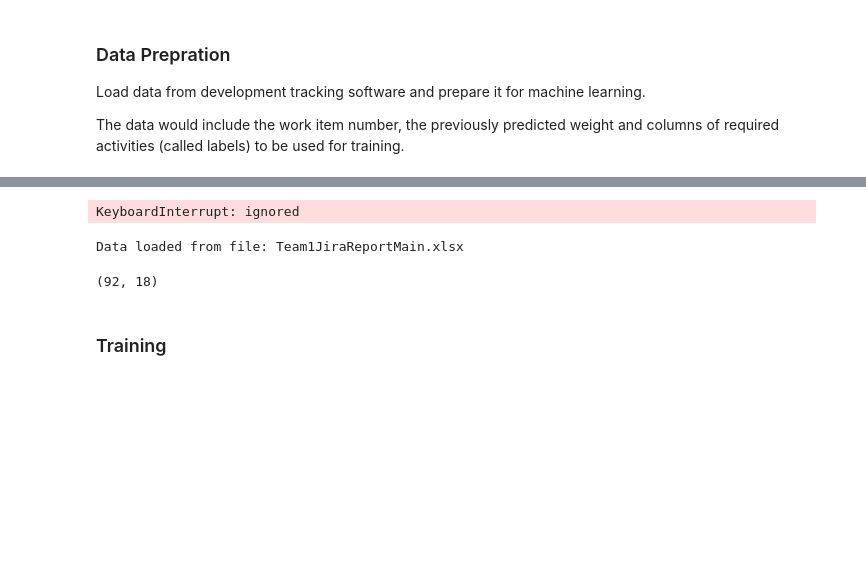
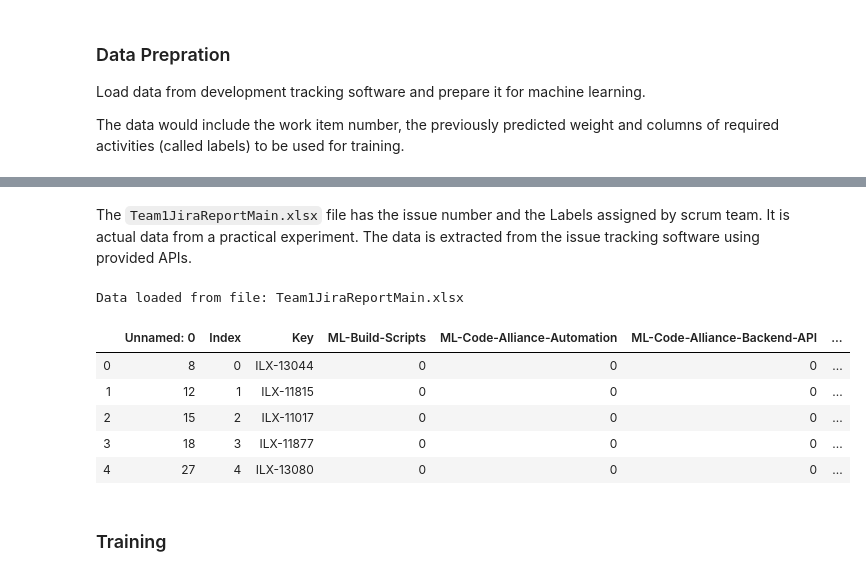
Before and after one commit to babakansari/StoryPointsPrediction, a Jupyter notebook: Public_Ansari_Jaberi_Software_Effort_Estimation.ipynb, the cells around one changed output, grey strips where cells are left out. Cells and saved outputs as stored; diff of their text form; code cells hidden in the pictures; blank space fills up the shorter version.

Commit message:
[US Prediction] Fix up to SVC

```diff
--- a/Public_Ansari_Jaberi_Software_Effort_Estimation.ipynb
+++ b/Public_Ansari_Jaberi_Software_Effort_Estimation.ipynb
@@ -35,6 +37,4 @@ Requirement already satisfied: numpy>=1.11.0 in /usr/local/lib/python3.6/dist-pa
 # %%
-#!pip install jira
-#!pip install sklearn
 
 import getpass
 import pandas as pd
@@ -56,69 +56,23 @@ from itertools import cycle
 file_name = 'Team1JiraReportMain.xlsx'
 sheetname = 'User Story Prediction'
 jiraFileExist = os.path.exists(file_name)
-
-if not jiraFileExist:
-    from jira import JIRA
-    #input( "Username: ")
-    userName = 'user1@company.com'
-    password = getpass.getpass(prompt='Username: '+userName+'\r\nPassword: ')
-
-
-    auth_jira = JIRA(server = 'https://company.atlassian.net', auth=( userName, password ))
-
-    # my top 5 issues due by the end of the week, ordered by priority
-    oh_crap = auth_jira.search_issues('"Tech Team"="Team 1" AND Sprint is not EMPTY AND "Story Points" is not EMPTY and labels is not EMPTY order by priority desc', maxResults=1000)
-# %% [output]
-KeyboardInterrupt: ignored
-# %%
-# Read data source to create data frame of the labels
-# Insert labels into data frame
-if not jiraFileExist:
-    print("Reading from Jira...")
-    pd.options.mode.chained_assignment = None  # default='warn'
-    labels_df = pd.DataFrame(columns=['Labels'])
-    story_df = pd.DataFrame(columns=['Index', 'Key', 'Summary', 'Points', 'Labels'])
-
-    i = 0
-    r = 0
-    for issue in oh_crap:
-        hasMlTag = False
-        for label in issue.fields.labels:
-            if 'ML-' in label:
-                labels_df.loc[i] = [label]
-                hasMlTag = True
-            i = i + 1
-        if hasMlTag:
-            story_df.loc[i] = [r, issue.key, issue.fields.summary, issue.fields.customfield_10049, None]
-            story_df.at[i, 'Labels'] = issue.fields.labels
-            r = r+1
-
-    print("Number of records read: ",r)
-    labels_df = labels_df.drop_duplicates()
-    labels_df = labels_df.set_index('Labels').T
-
-    combine_df = pd.concat([story_df, labels_df], ignore_index=False)
-
-    for index, row in combine_df.iterrows():
-        #print( row['Key'], row['Points'] )
-        for label in row['Labels']:
-            if label in labels_df.columns:
-                combine_df.loc[index, label] = 1
-
-    df = combine_df.drop(columns=['Labels'])
-    df.fillna(0, inplace=True)
-    writer = ExcelWriter(file_name)
-    df.to_excel(writer,sheetname)
-    writer.save()
-else:
-    print("Data loaded from file:",file_name)
-    df = pd.read_excel(file_name, sheetname)
-# %% [output]
-Data loaded from file: Team1JiraReportMain.xlsx
+# %% [markdown]
+The `Team1JiraReportMain.xlsx` file has the issue number and the Labels assigned by scrum team. It is actual data from a practical experiment. The data is extracted from the issue tracking software using provided APIs.
+# %%
+# Read data from existing User Story prediction file
+print("Data loaded from file:",file_name)
+df = pd.read_excel(file_name, sheetname)
+# %% [output]
+Data loaded from file: Team1JiraReportMain.xlsx
 # %%
-df.shape
+df.head()
 # %% [output]
-(92, 18)
+|  | Unnamed: 0 | Index | Key | ML-Build-Scripts | ML-Code-Alliance-Automation | ML-Code-Alliance-Backend-API | ... |
+| 0 | 8 | 0 | ILX-13044 | 0 | 0 | 0 | ... |
+| 1 | 12 | 1 | ILX-11815 | 0 | 0 | 0 | ... |
+| 2 | 15 | 2 | ILX-11017 | 0 | 0 | 0 | ... |
+| 3 | 18 | 3 | ILX-11877 | 0 | 0 | 0 | ... |
+| 4 | 27 | 4 | ILX-13080 | 0 | 0 | 0 | ... |
 # %% [markdown]
 ### Training
 # %% [markdown]
```
Also changed, not shown: parts of 9 cells of this notebook, 1 other file.
